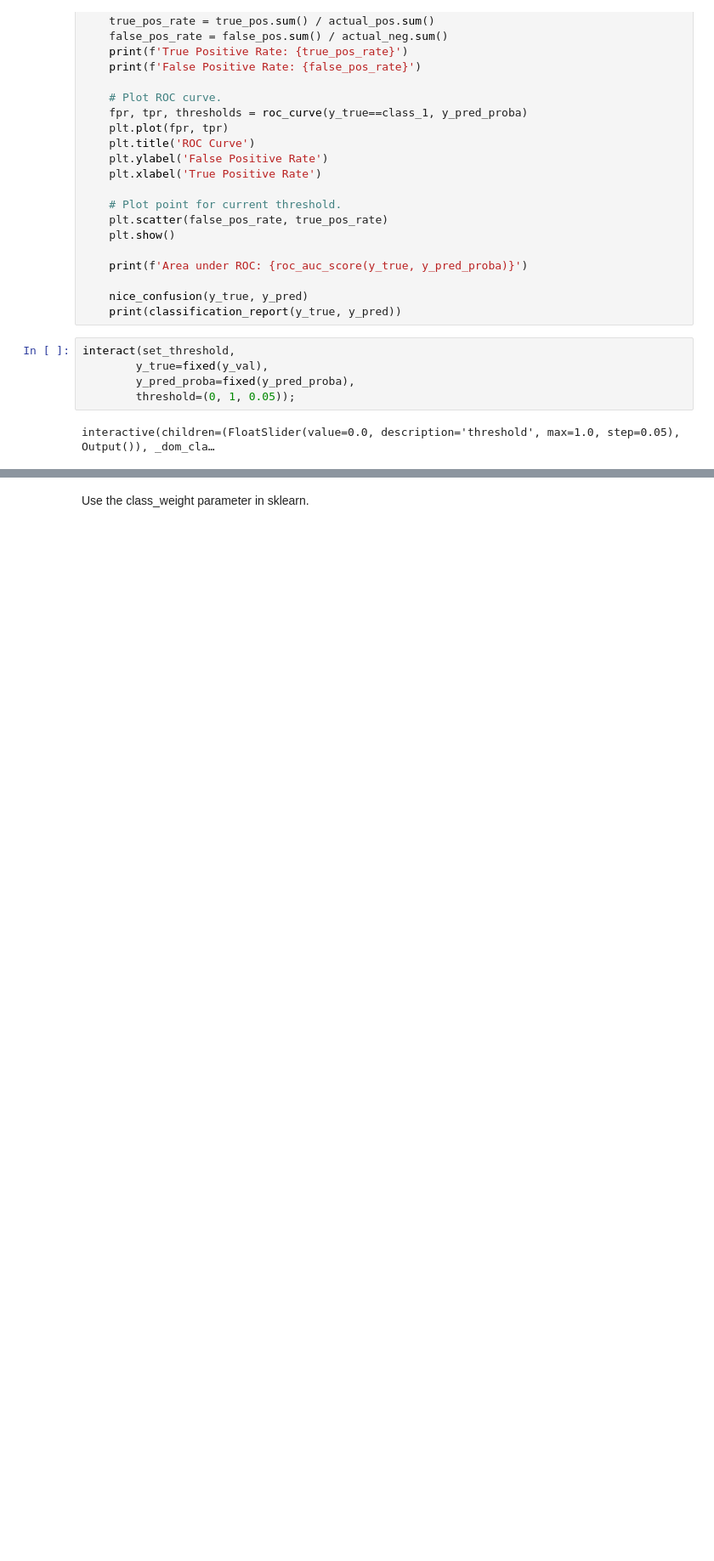
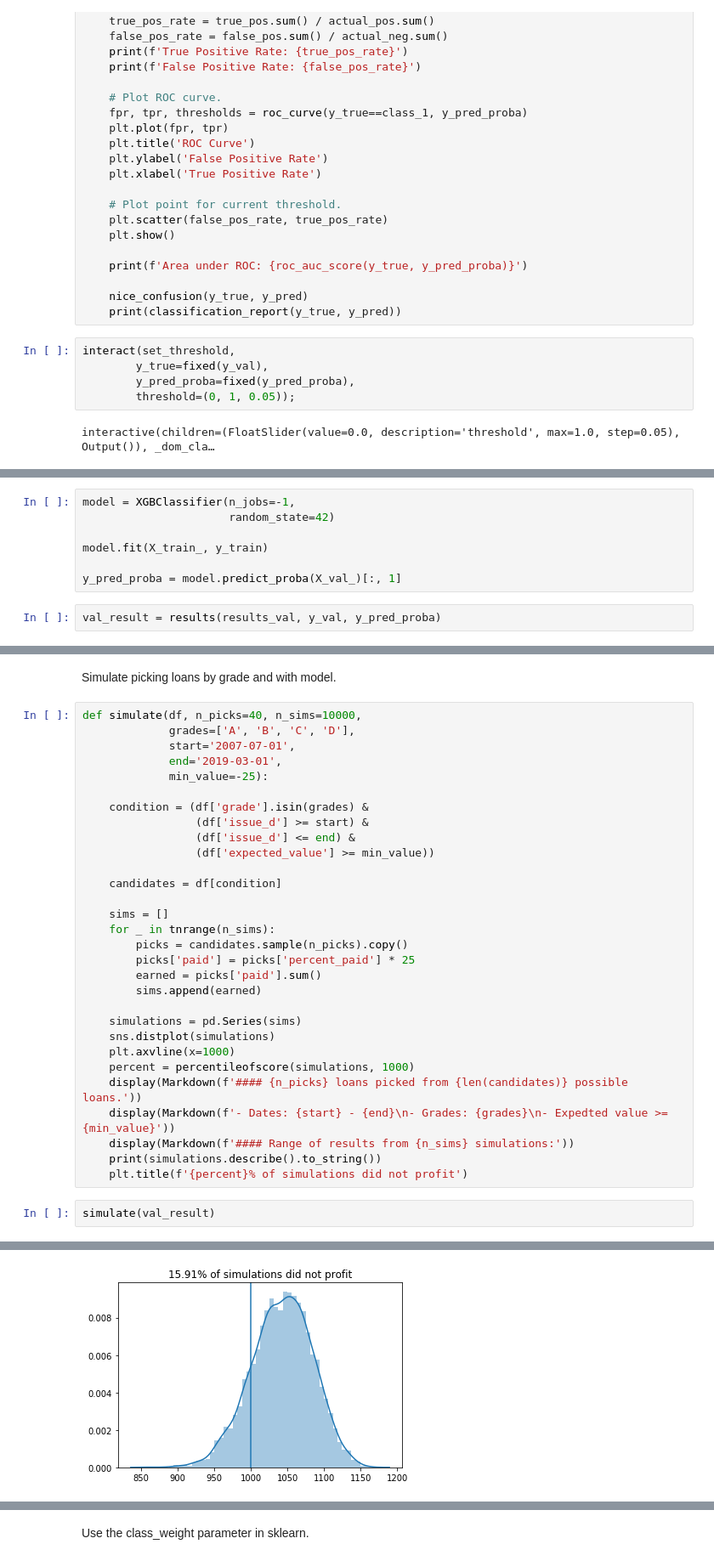
Before and after one commit to LambdaSchool/DS-Unit-2-Classification-2, a Jupyter notebook: Paul_K_Classification_2.ipynb, the cells around one changed output, grey strips where cells are left out. Shown at 85% size. Saved outputs shown, nothing was run; the diff lists cells and outputs as text; blank space fills up the shorter version.

```diff
--- a/Paul_K_Classification_2.ipynb
+++ b/Paul_K_Classification_2.ipynb
@@ -468,0 +508,9 @@ interactive(children=(FloatSlider(value=0.0, description='threshold', max=1.0, s
+# %%
+model = XGBClassifier(n_jobs=-1,
+                      random_state=42)
+
+model.fit(X_train_, y_train)
+
+y_pred_proba = model.predict_proba(X_val_)[:, 1]
+# %%
+val_result = results(results_val, y_val, y_pred_proba)
@@ -468,0 +531,35 @@ interactive(children=(FloatSlider(value=0.0, description='threshold', max=1.0, s
+# %% [markdown]
+Simulate picking loans by grade and with model.
+# %%
+def simulate(df, n_picks=40, n_sims=10000,
+             grades=['A', 'B', 'C', 'D'],
+             start='2007-07-01',
+             end='2019-03-01',
+             min_value=-25):
+
+    condition = (df['grade'].isin(grades) &
+                 (df['issue_d'] >= start) &
+                 (df['issue_d'] <= end) &
+                 (df['expected_value'] >= min_value))
+
+    candidates = df[condition]
+
+    sims = []
+    for _ in tnrange(n_sims):
+        picks = candidates.sample(n_picks).copy()
+        picks['paid'] = picks['percent_paid'] * 25
+        earned = picks['paid'].sum()
+        sims.append(earned)
+
+    simulations = pd.Series(sims)
+    sns.distplot(simulations)
+    plt.axvline(x=1000)
+    percent = percentileofscore(simulations, 1000)
+    display(Markdown(f'#### {n_picks} loans picked from {len(candidates)} possible loans.'))
+    display(Markdown(f'- Dates: {start} - {end}\n- Grades: {grades}\n- Expedted value >= {min_value}'))
+    display(Markdown(f'#### Range of results from {n_sims} simulations:'))
+    print(simulations.describe().to_string())
+    plt.title(f'{percent}% of simulations did not profit')
+# %%
+simulate(val_result)
+# %% [output]
@@ -468,0 +580 @@ interactive(children=(FloatSlider(value=0.0, description='threshold', max=1.0, s
+[figure, added]
```
Also changed, not shown: parts of 59 cells of this notebook.
